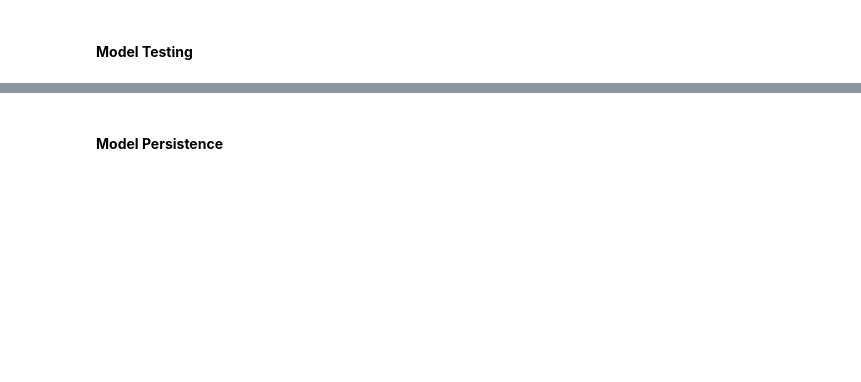
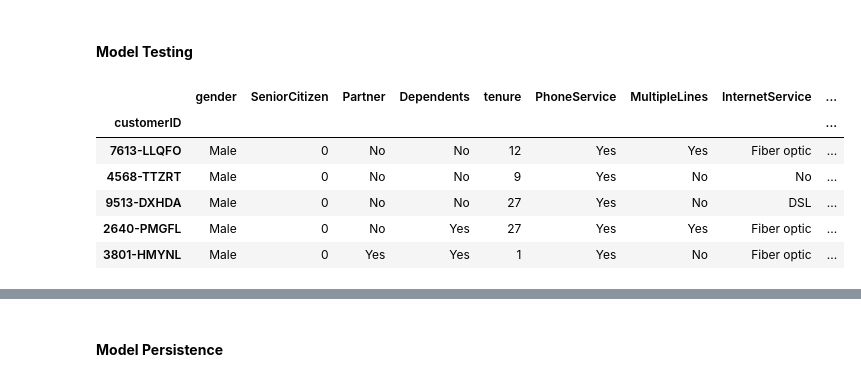
Before and after one commit to zubeetech/Customer-Churn-Prediction, a Jupyter notebook: Notebook/customer_churn.ipynb, the cells around one changed output, grey strips where cells are left out. Saved outputs shown, nothing was run; the diff lists cells and outputs as text; code cells hidden in the pictures; blank space fills up the shorter version.

```diff
--- a/Notebook/customer_churn.ipynb
+++ b/Notebook/customer_churn.ipynb
@@ -1203,7 +1217,15 @@ plt.show()
 #### **Model Testing**
 # %%
 test_data = pd.read_excel('../Data/test_data.xlsx').set_index('customerID')
-test_data
+test_data.head()
+# %% [output]
+|  | gender | SeniorCitizen | Partner | Dependents | tenure | PhoneService | MultipleLines | InternetService | ... |
+| customerID |  |  |  |  |  |  |  |  | ... |
+| 7613-LLQFO | Male | 0 | No | No | 12 | Yes | Yes | Fiber optic | ... |
+| 4568-TTZRT | Male | 0 | No | No | 9 | Yes | No | No | ... |
+| 9513-DXHDA | Male | 0 | No | No | 27 | Yes | No | DSL | ... |
+| 2640-PMGFL | Male | 0 | No | Yes | 27 | Yes | Yes | Fiber optic | ... |
+| 3801-HMYNL | Male | 0 | Yes | Yes | 1 | Yes | No | Fiber optic | ... |
 # %%
 #Test Data preparation for modelling
 test_data = test_data.dropna()
```
Also changed, not shown: parts of 15 cells of this notebook, 3 other files.
